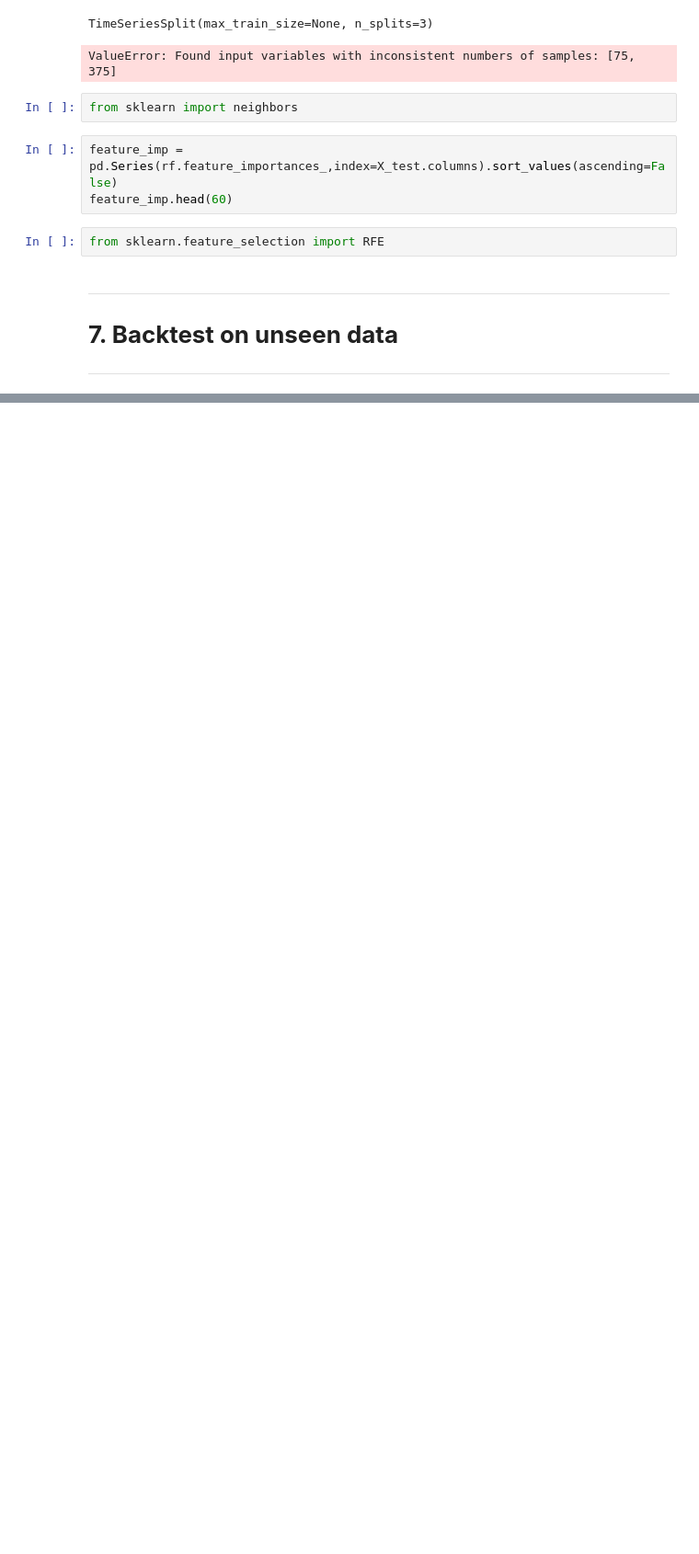
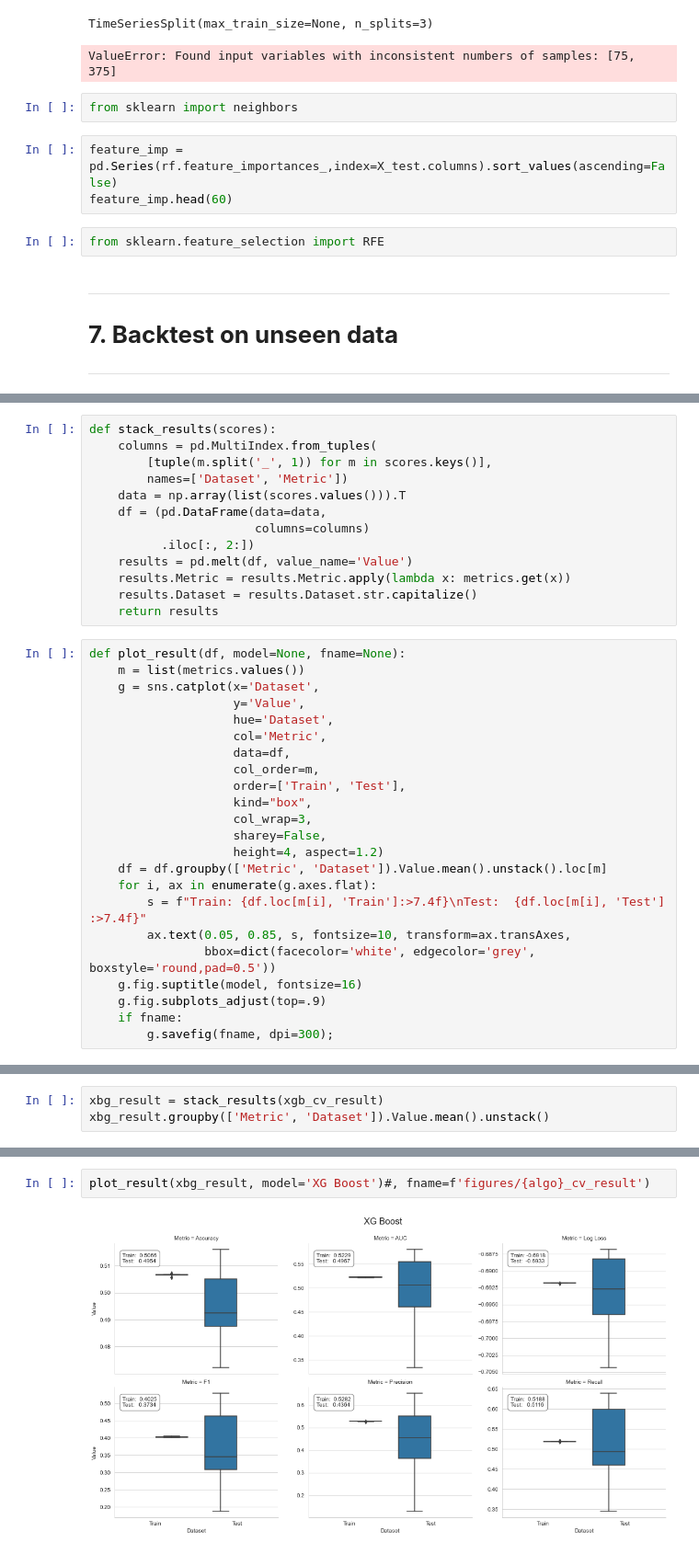
Before and after one commit to STF-R/RP_Challenge, a Jupyter notebook: Ravenpack_model.ipynb, the cells around one changed output, grey strips where cells are left out. Shown at 92% size. Saved outputs shown, nothing was run; the diff lists cells and outputs as text; blank space fills up the shorter version.

```diff
--- a/Ravenpack_model.ipynb
+++ b/Ravenpack_model.ipynb
@@ -896,0 +1095,36 @@ ___
+# %%
+def stack_results(scores):
+    columns = pd.MultiIndex.from_tuples(
+        [tuple(m.split('_', 1)) for m in scores.keys()],
+        names=['Dataset', 'Metric'])
+    data = np.array(list(scores.values())).T
+    df = (pd.DataFrame(data=data,
+                       columns=columns)
+          .iloc[:, 2:])
+    results = pd.melt(df, value_name='Value')
+    results.Metric = results.Metric.apply(lambda x: metrics.get(x))
+    results.Dataset = results.Dataset.str.capitalize()
+    return results
+# %%
+def plot_result(df, model=None, fname=None):
+    m = list(metrics.values())
+    g = sns.catplot(x='Dataset',
+                    y='Value',
+                    hue='Dataset',
+                    col='Metric',
+                    data=df,
+                    col_order=m,
+                    order=['Train', 'Test'],
+                    kind="box",
+                    col_wrap=3,
+                    sharey=False,
+                    height=4, aspect=1.2)
+    df = df.groupby(['Metric', 'Dataset']).Value.mean().unstack().loc[m]
+    for i, ax in enumerate(g.axes.flat):
+        s = f"Train: {df.loc[m[i], 'Train']:>7.4f}\nTest:  {df.loc[m[i], 'Test'] :>7.4f}"
+        ax.text(0.05, 0.85, s, fontsize=10, transform=ax.transAxes,
+                bbox=dict(facecolor='white', edgecolor='grey', boxstyle='round,pad=0.5'))
+    g.fig.suptitle(model, fontsize=16)
+    g.fig.subplots_adjust(top=.9)
+    if fname:
+        g.savefig(fname, dpi=300);
@@ -896,0 +1191,3 @@ ___
+# %%
+xbg_result = stack_results(xgb_cv_result)
+xbg_result.groupby(['Metric', 'Dataset']).Value.mean().unstack()
@@ -896,0 +1203,4 @@ ___
+# %%
+plot_result(xbg_result, model='XG Boost')#, fname=f'figures/{algo}_cv_result')
+# %% [output]
+[figure, added]
```
Also changed, not shown: parts of 32 cells of this notebook, 2 other files.
